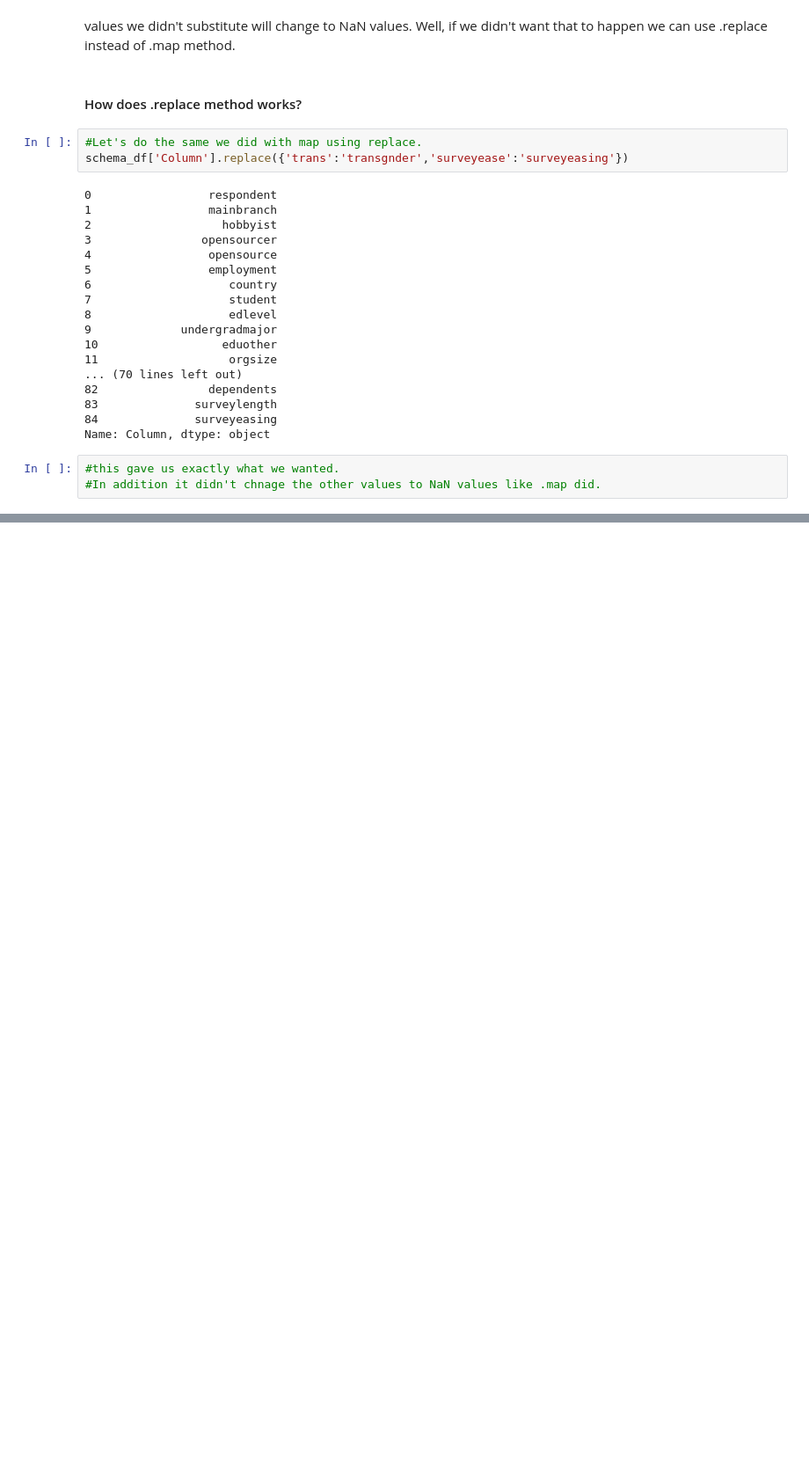
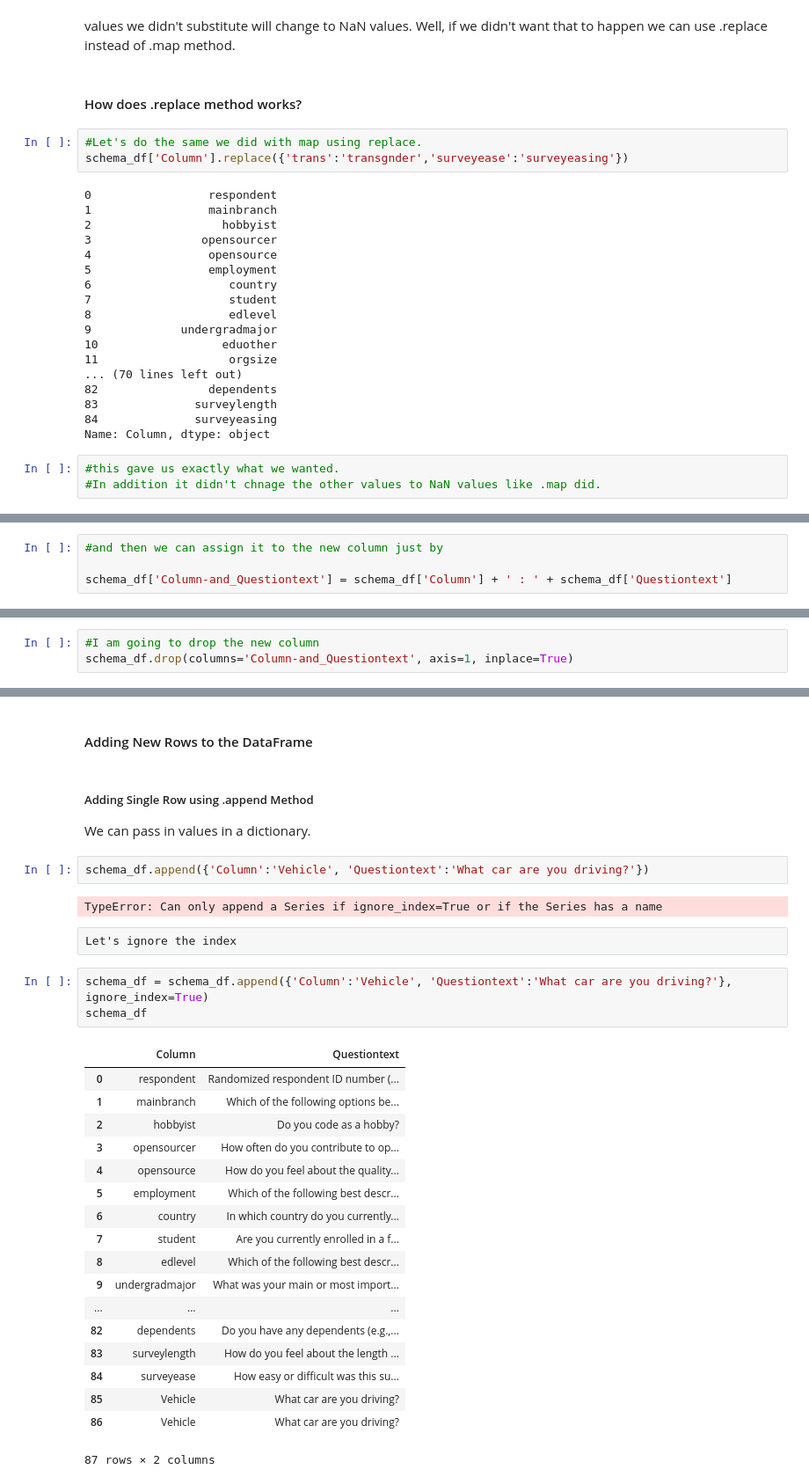
Before and after one commit to ansafjunaid/Stack-OverFlow-Data-Exploration, a Jupyter notebook: Pandas_DataFrame_Part-1.ipynb, the cells around one changed output, grey strips where cells are left out. Shown at 88% size. Cells and saved outputs as stored; diff of their text form; blank space fills up the shorter version.

```diff
--- a/Pandas_DataFrame_Part-1.ipynb
+++ b/Pandas_DataFrame_Part-1.ipynb
@@ -849,0 +877,4 @@ Name: Column, dtype: object
+# %%
+#and then we can assign it to the new column just by
+
+schema_df['Column-and_Questiontext'] = schema_df['Column'] + ' : ' + schema_df['Questiontext']
@@ -849,0 +892,3 @@ Name: Column, dtype: object
+# %%
+#I am going to drop the new column
+schema_df.drop(columns='Column-and_Questiontext', axis=1, inplace=True)
@@ -849,0 +917,34 @@ Name: Column, dtype: object
+# %% [markdown]
+#### Adding New Rows to the DataFrame
+# %% [markdown]
+##### Adding Single Row using .append Method
+
+We can pass in values in a dictionary.
+# %%
+schema_df.append({'Column':'Vehicle', 'Questiontext':'What car are you driving?'})
+# %% [output]
+TypeError: Can only append a Series if ignore_index=True or if the Series has a name
+# %% [raw]
+Let's ignore the index
+# %%
+schema_df = schema_df.append({'Column':'Vehicle', 'Questiontext':'What car are you driving?'}, ignore_index=True)
+schema_df
+# %% [output]
+|  | Column | Questiontext |
+| 0 | respondent | Randomized respondent ID number (... |
+| 1 | mainbranch | Which of the following options be... |
+| 2 | hobbyist | Do you code as a hobby? |
+| 3 | opensourcer | How often do you contribute to op... |
+| 4 | opensource | How do you feel about the quality... |
+| 5 | employment | Which of the following best descr... |
+| 6 | country | In which country do you currently... |
+| 7 | student | Are you currently enrolled in a f... |
+| 8 | edlevel | Which of the following best descr... |
+| 9 | undergradmajor | What was your main or most import... |
+| ... | ... | ... |
+| 82 | dependents | Do you have any dependents (e.g.,... |
+| 83 | surveylength | How do you feel about the length ... |
+| 84 | surveyease | How easy or difficult was this su... |
+| 85 | Vehicle | What car are you driving? |
+| 86 | Vehicle | What car are you driving? |
+87 rows × 2 columns
```
Also changed, not shown: parts of 33 cells of this notebook.
